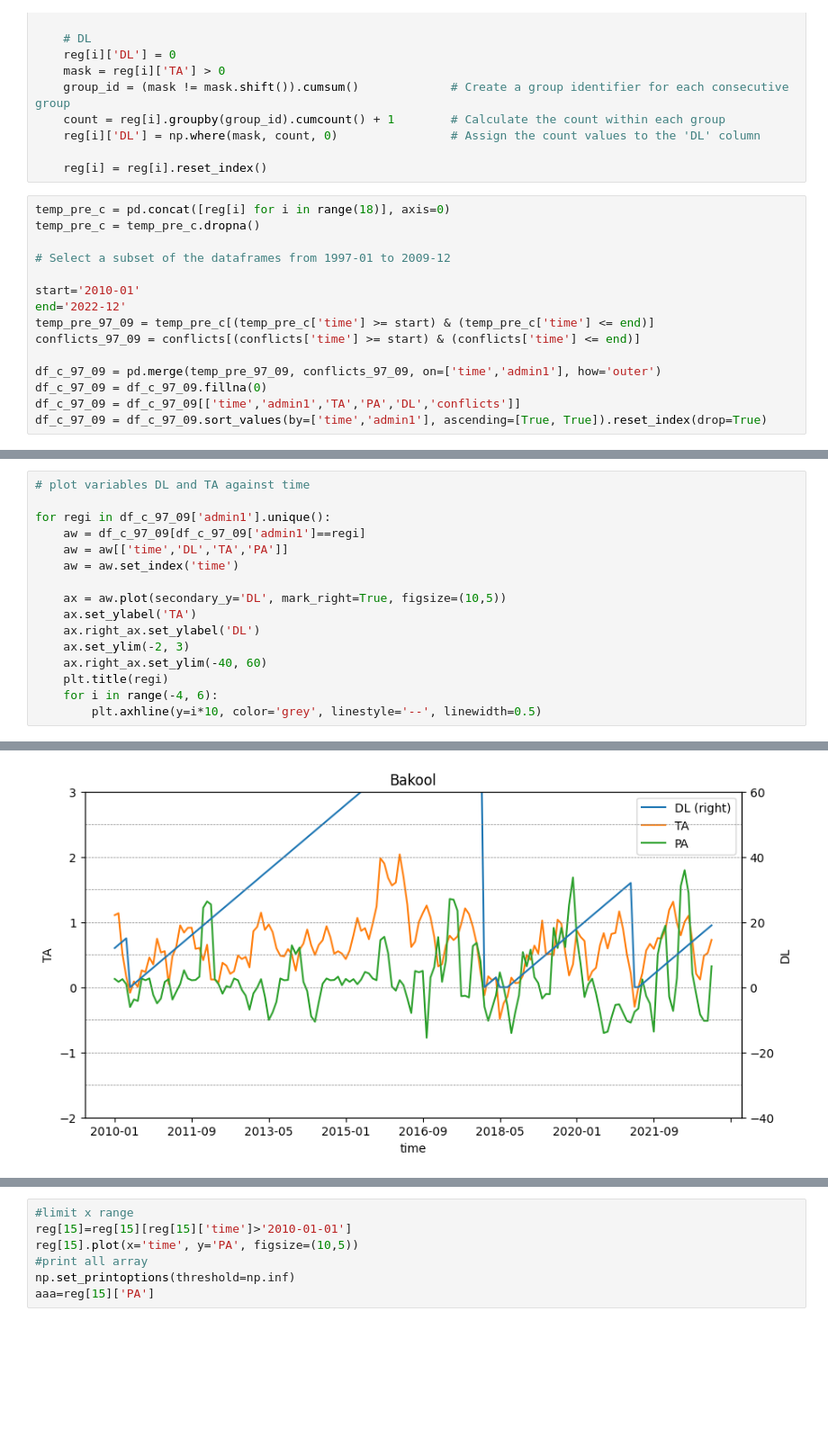
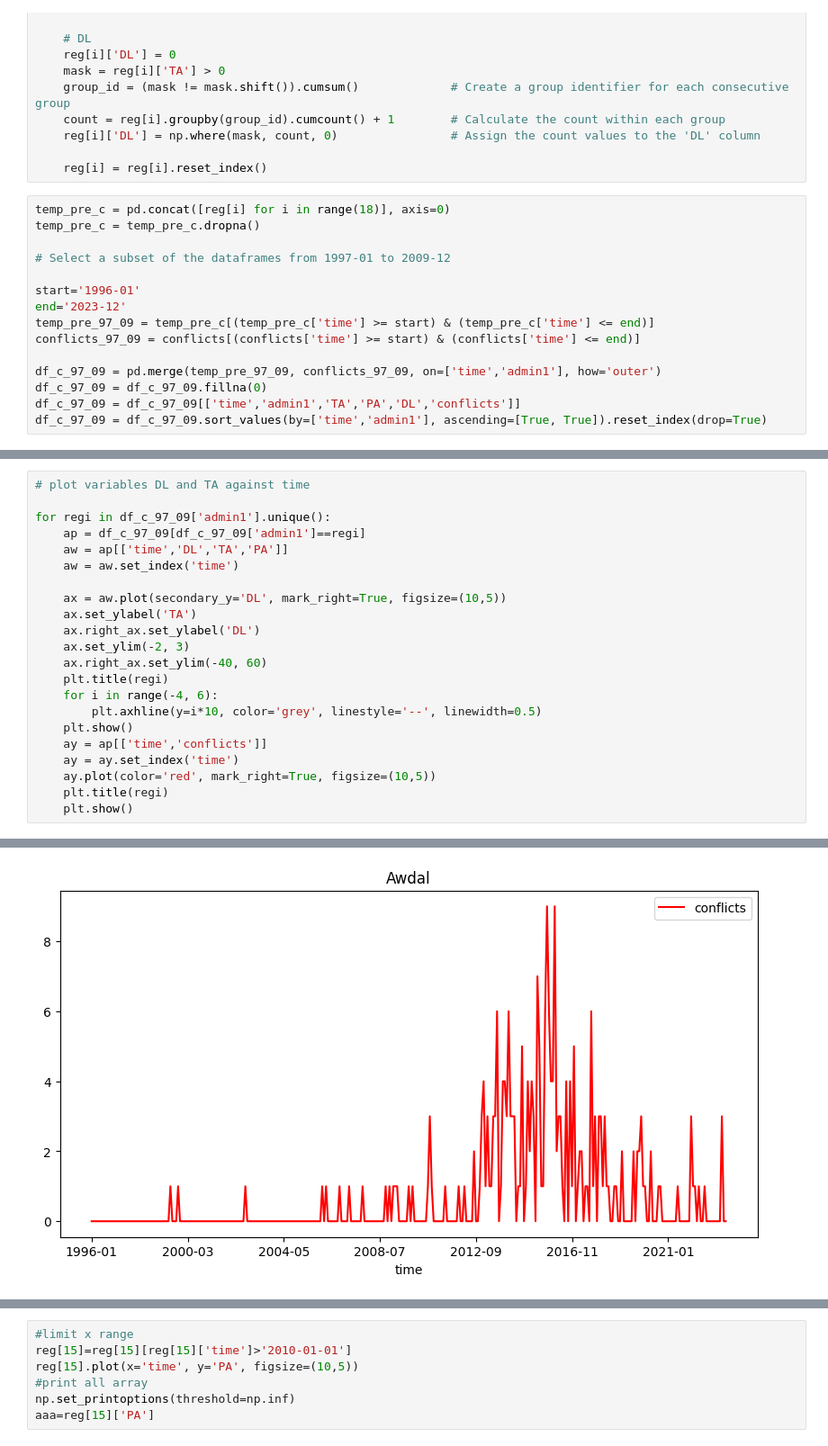
Before and after one commit to saraghivarello/Climate-and-conflict, a Jupyter notebook: all codes/Regression - figs.ipynb, the cells around one changed output, grey strips where cells are left out. Shown at 90% size. Drawn from its saved outputs; the diff is of its cells as text; blank space fills up the shorter version.

```diff
--- a/all codes/Regression - figs.ipynb
+++ b/all codes/Regression - figs.ipynb
@@ -182,8 +182,8 @@ temp_pre_c = temp_pre_c.dropna()
 
 # Select a subset of the dataframes from 1997-01 to 2009-12
 
-start='2010-01'
-end='2022-12'
+start='1996-01'
+end='2023-12'
 temp_pre_97_09 = temp_pre_c[(temp_pre_c['time'] >= start) & (temp_pre_c['time'] <= end)]
 conflicts_97_09 = conflicts[(conflicts['time'] >= start) & (conflicts['time'] <= end)]
 
@@ -195,8 +209,8 @@ df_c_97_09 = df_c_97_09.sort_values(by=['time','admin1'], ascending=[True, True]
 # plot variables DL and TA against time
 
 for regi in df_c_97_09['admin1'].unique():
-    aw = df_c_97_09[df_c_97_09['admin1']==regi]
-    aw = aw[['time','DL','TA','PA']]
+    ap = df_c_97_09[df_c_97_09['admin1']==regi]
+    aw = ap[['time','DL','TA','PA']]
     aw = aw.set_index('time')
 
     ax = aw.plot(secondary_y='DL', mark_right=True, figsize=(10,5))
@@ -207,4 +221,10 @@ for regi in df_c_97_09['admin1'].unique():
     plt.title(regi)
     for i in range(-4, 6):
         plt.axhline(y=i*10, color='grey', linestyle='--', linewidth=0.5)
+    plt.show()
+    ay = ap[['time','conflicts']]
+    ay = ay.set_index('time')
+    ay.plot(color='red', mark_right=True, figsize=(10,5))
+    plt.title(regi)
+    plt.show()
 # %% [output]
@@ -212 +232 @@ for regi in df_c_97_09['admin1'].unique():
-[figure, old version]
+[figure, new version]
```
Also changed, not shown: parts of 3 cells of this notebook, 3 other files.
